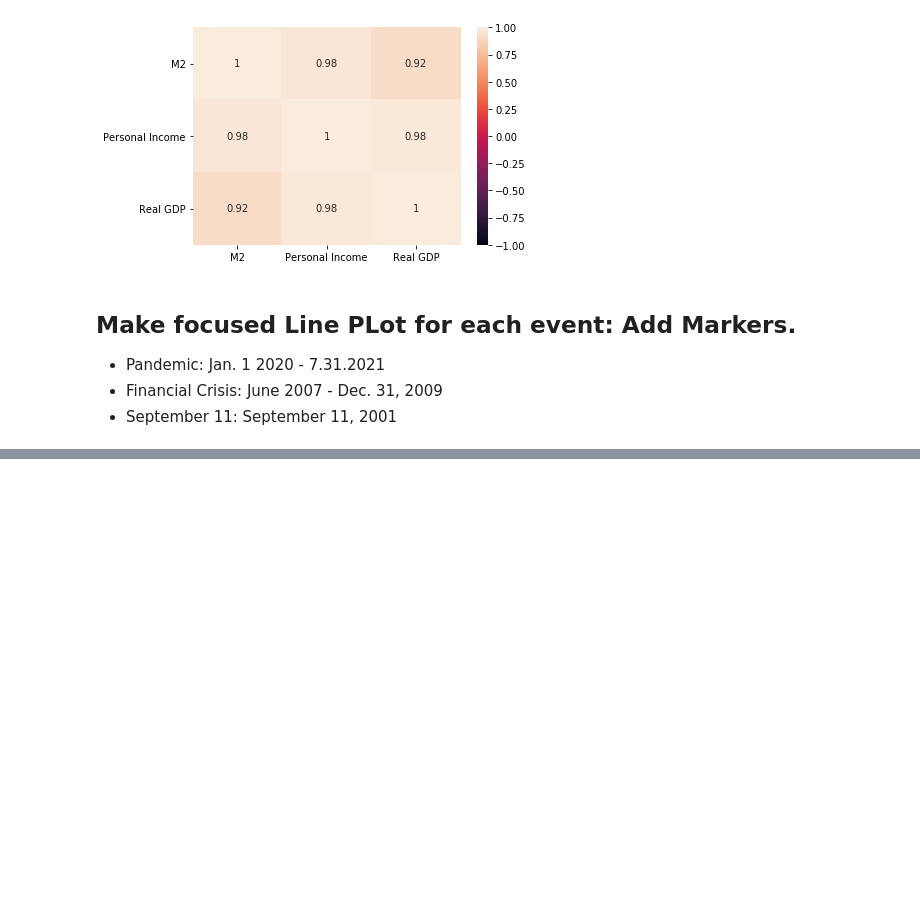
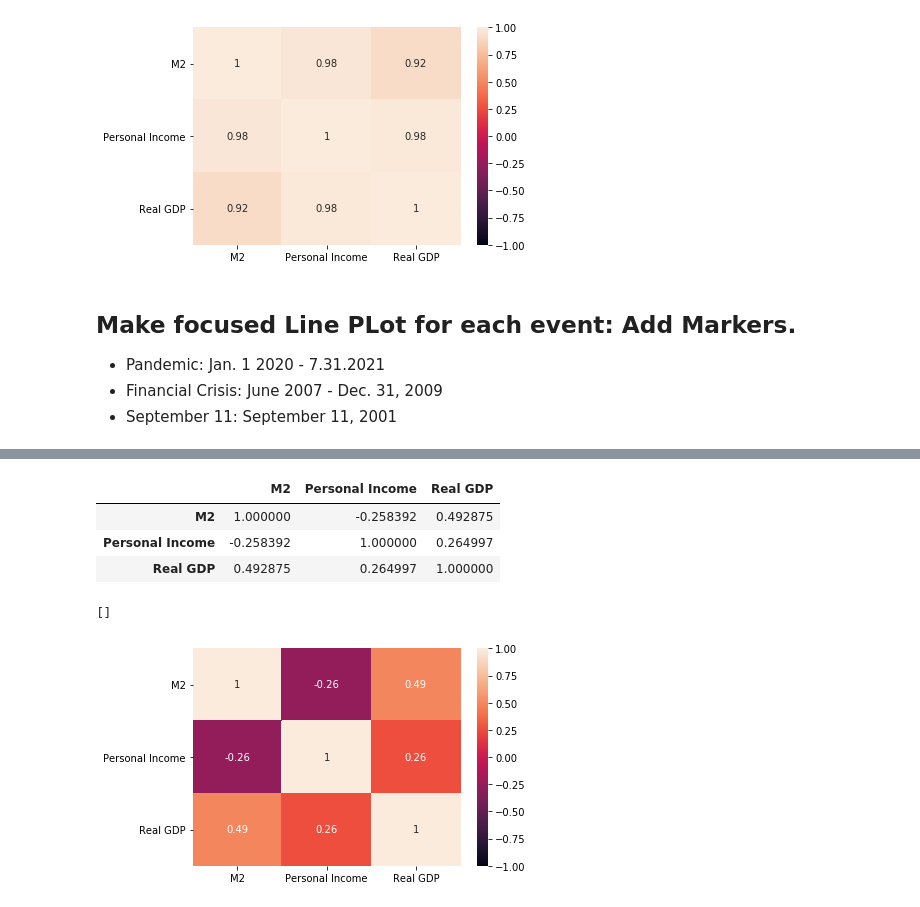
Before and after one commit to schm1263/Fintech_Project_1, a Jupyter notebook: Eriks_Clean_Copy.ipynb, the cells around one changed output, grey strips where cells are left out. Saved outputs shown, nothing was run; the diff lists cells and outputs as text; code cells hidden in the pictures; blank space fills up the shorter version.

```diff
--- a/Eriks_Clean_Copy.ipynb
+++ b/Eriks_Clean_Copy.ipynb
@@ -435,0 +438,4 @@ labeled_all_data
+# %%
+# Get relavent data set:
+sept11_data = all_data['2001-01-01':'2001-12-31']
+sept11_data.head()
@@ -435,0 +449,16 @@ labeled_all_data
+# %%
+# Find Correlation
+sept11_corr_chart = sept11_data.corr()
+sept11_corr_chart
+# %% [output]
+|  | M2 | Personal Income | Real GDP |
+| M2 | 1.000000 | -0.258392 | 0.492875 |
+| Personal Income | -0.258392 | 1.000000 | 0.264997 |
+| Real GDP | 0.492875 | 0.264997 | 1.000000 |
+# %%
+# Display the correlation matrix
+sept11_corr_chart = sns.heatmap(sept11_corr_chart, annot=True, vmin=-1, vmax=1)
+sept11_corr_chart.plot()
+# %% [output]
+[]
+[figure, added]
```
Also changed, not shown: parts of 18 cells of this notebook.
